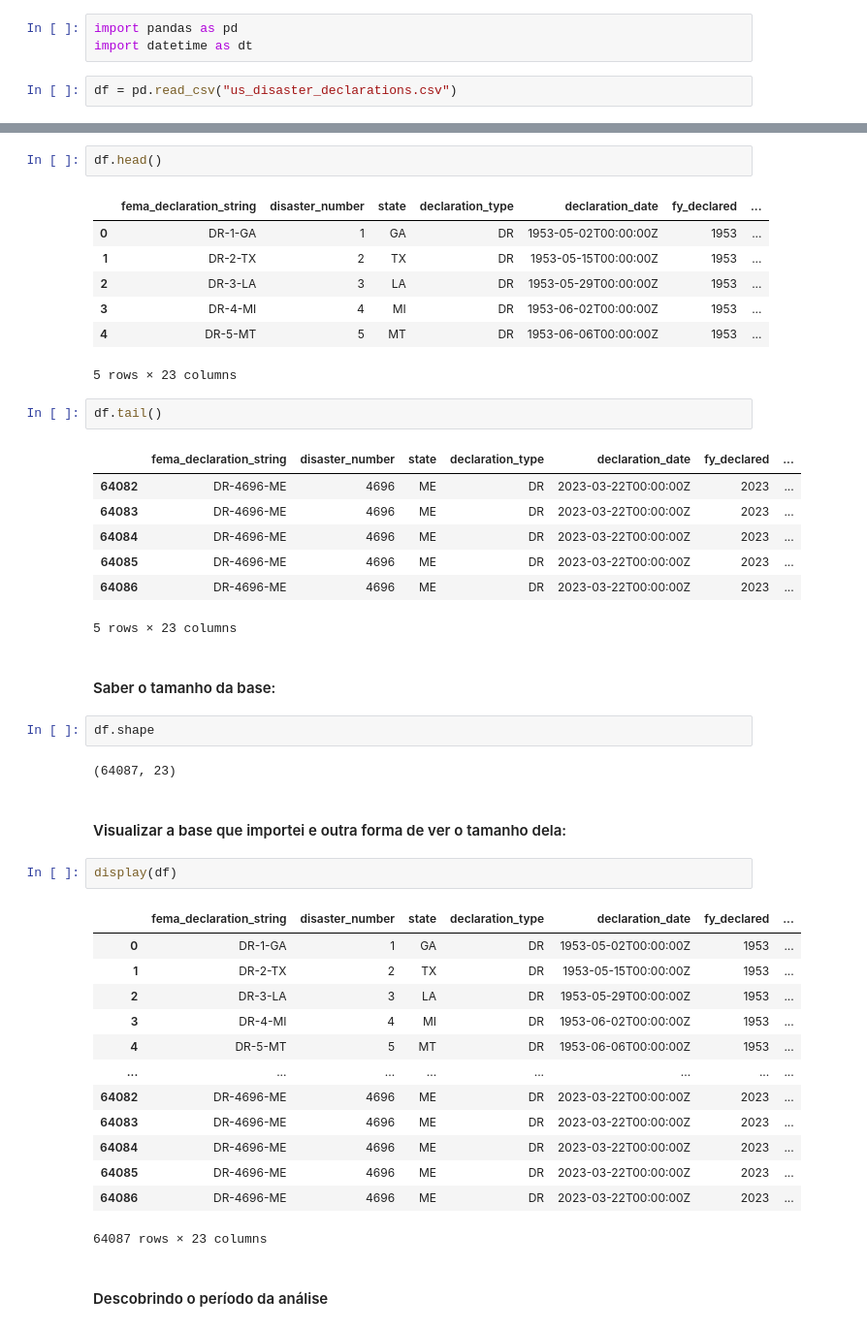
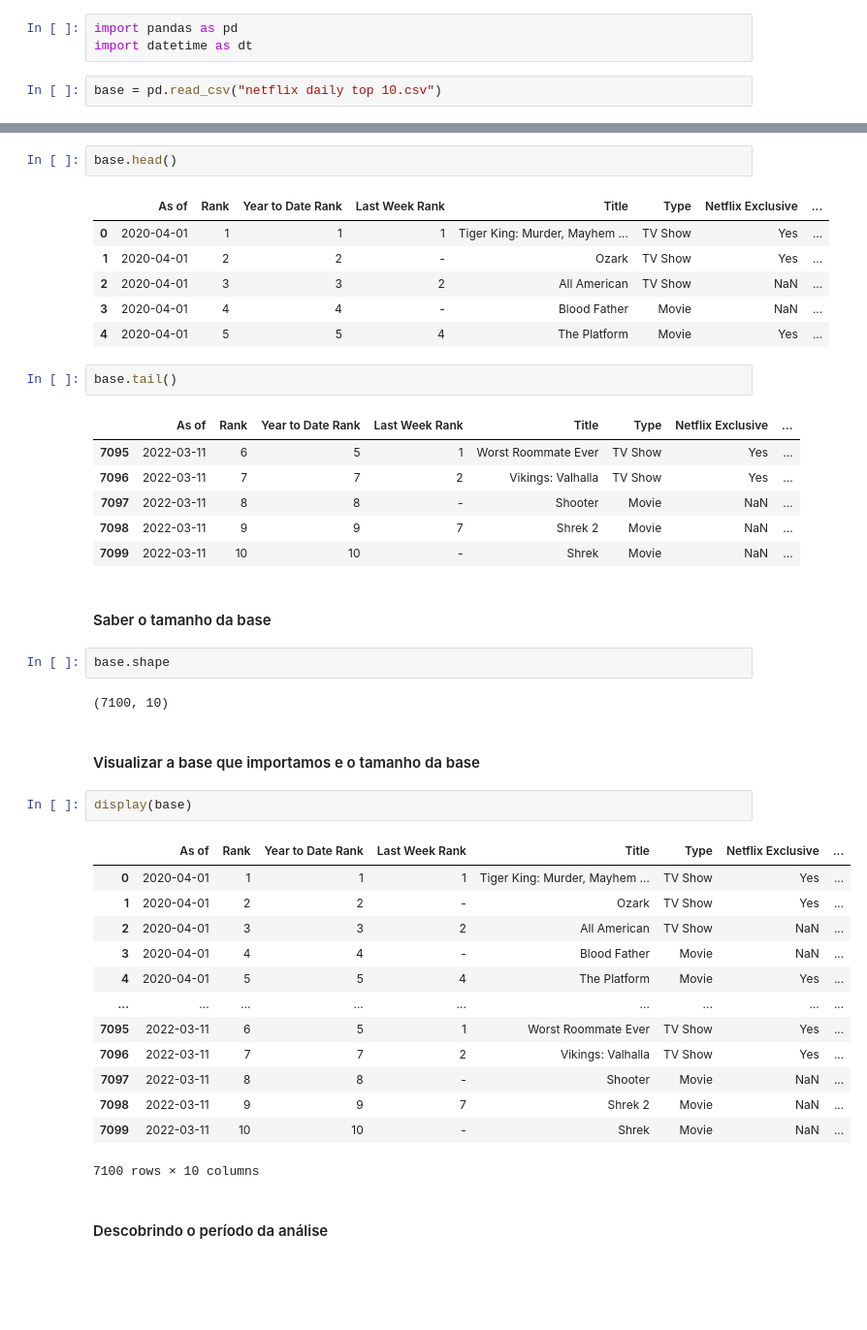
Before and after one commit to FranciscoFerrara/AnaliseExploratoriaUsDisasters, a Jupyter notebook: Analise exploratoria impressionadora.ipynb, the cells around one changed output, grey strips where cells are left out. Shown at 97% size. Drawn from its saved outputs; the diff is of its cells as text; blank space fills up the shorter version.

```diff
--- a/Analise exploratoria impressionadora.ipynb
+++ b/Analise exploratoria impressionadora.ipynb
@@ -10,5 +10,5 @@ https://www.fema.gov
 import pandas as pd
 import datetime as dt
 # %%
-df = pd.read_csv("us_disaster_declarations.csv")
+base = pd.read_csv("netflix daily top 10.csv")
 # %% [markdown]
@@ -16,47 +16,45 @@ df = pd.read_csv("us_disaster_declarations.csv")
 # %%
-df.head()
+base.head()
 # %% [output]
-|  | fema_declaration_string | disaster_number | state | declaration_type | declaration_date | fy_declared | ... |
-| 0 | DR-1-GA | 1 | GA | DR | 1953-05-02T00:00:00Z | 1953 | ... |
-| 1 | DR-2-TX | 2 | TX | DR | 1953-05-15T00:00:00Z | 1953 | ... |
-| 2 | DR-3-LA | 3 | LA | DR | 1953-05-29T00:00:00Z | 1953 | ... |
-| 3 | DR-4-MI | 4 | MI | DR | 1953-06-02T00:00:00Z | 1953 | ... |
-| 4 | DR-5-MT | 5 | MT | DR | 1953-06-06T00:00:00Z | 1953 | ... |
+|  | As of | Rank | Year to Date Rank | Last Week Rank | Title | Type | Netflix Exclusive | ... |
+| 0 | 2020-04-01 | 1 | 1 | 1 | Tiger King: Murder, Mayhem … | TV Show | Yes | ... |
+| 1 | 2020-04-01 | 2 | 2 | - | Ozark | TV Show | Yes | ... |
+| 2 | 2020-04-01 | 3 | 3 | 2 | All American | TV Show | NaN | ... |
+| 3 | 2020-04-01 | 4 | 4 | - | Blood Father | Movie | NaN | ... |
+| 4 | 2020-04-01 | 5 | 5 | 4 | The Platform | Movie | Yes | ... |
-5 rows × 23 columns
 # %%
-df.tail()
+base.tail()
 # %% [output]
-|  | fema_declaration_string | disaster_number | state | declaration_type | declaration_date | fy_declared | ... |
-| 64082 | DR-4696-ME | 4696 | ME | DR | 2023-03-22T00:00:00Z | 2023 | ... |
-| 64083 | DR-4696-ME | 4696 | ME | DR | 2023-03-22T00:00:00Z | 2023 | ... |
-| 64084 | DR-4696-ME | 4696 | ME | DR | 2023-03-22T00:00:00Z | 2023 | ... |
-| 64085 | DR-4696-ME | 4696 | ME | DR | 2023-03-22T00:00:00Z | 2023 | ... |
-| 64086 | DR-4696-ME | 4696 | ME | DR | 2023-03-22T00:00:00Z | 2023 | ... |
+|  | As of | Rank | Year to Date Rank | Last Week Rank | Title | Type | Netflix Exclusive | ... |
+| 7095 | 2022-03-11 | 6 | 5 | 1 | Worst Roommate Ever | TV Show | Yes | ... |
+| 7096 | 2022-03-11 | 7 | 7 | 2 | Vikings: Valhalla | TV Show | Yes | ... |
+| 7097 | 2022-03-11 | 8 | 8 | - | Shooter | Movie | NaN | ... |
+| 7098 | 2022-03-11 | 9 | 9 | 7 | Shrek 2 | Movie | NaN | ... |
+| 7099 | 2022-03-11 | 10 | 10 | - | Shrek | Movie | NaN | ... |
-5 rows × 23 columns
 # %% [markdown]
-#### Saber o tamanho da base:
+#### Saber o tamanho da base
 # %%
-df.shape
+base.shape
 # %% [output]
-(64087, 23)
+(7100, 10)
 # %% [markdown]
-#### Visualizar a base que importei e outra forma de ver o tamanho dela:
+#### Visualizar a base que importamos e o tamanho da base
 # %%
-display(df)
+display(base)
 # %% [output]
-|  | fema_declaration_string | disaster_number | state | declaration_type | declaration_date | fy_declared | ... |
-| 0 | DR-1-GA | 1 | GA | DR | 1953-05-02T00:00:00Z | 1953 | ... |
-| 1 | DR-2-TX | 2 | TX | DR | 1953-05-15T00:00:00Z | 1953 | ... |
-| 2 | DR-3-LA | 3 | LA | DR | 1953-05-29T00:00:00Z | 1953 | ... |
-| 3 | DR-4-MI | 4 | MI | DR | 1953-06-02T00:00:00Z | 1953 | ... |
-| 4 | DR-5-MT | 5 | MT | DR | 1953-06-06T00:00:00Z | 1953 | ... |
-| ... | ... | ... | ... | ... | ... | ... | ... |
-| 64082 | DR-4696-ME | 4696 | ME | DR | 2023-03-22T00:00:00Z | 2023 | ... |
-| 64083 | DR-4696-ME | 4696 | ME | DR | 2023-03-22T00:00:00Z | 2023 | ... |
-| 64084 | DR-4696-ME | 4696 | ME | DR | 2023-03-22T00:00:00Z | 2023 | ... |
-| 64085 | DR-4696-ME | 4696 | ME | DR | 2023-03-22T00:00:00Z | 2023 | ... |
-| 64086 | DR-4696-ME | 4696 | ME | DR | 2023-03-22T00:00:00Z | 2023 | ... |
+|  | As of | Rank | Year to Date Rank | Last Week Rank | Title | Type | Netflix Exclusive | ... |
+| 0 | 2020-04-01 | 1 | 1 | 1 | Tiger King: Murder, Mayhem … | TV Show | Yes | ... |
+| 1 | 2020-04-01 | 2 | 2 | - | Ozark | TV Show | Yes | ... |
+| 2 | 2020-04-01 | 3 | 3 | 2 | All American | TV Show | NaN | ... |
+| 3 | 2020-04-01 | 4 | 4 | - | Blood Father | Movie | NaN | ... |
+| 4 | 2020-04-01 | 5 | 5 | 4 | The Platform | Movie | Yes | ... |
+| ... | ... | ... | ... | ... | ... | ... | ... | ... |
+| 7095 | 2022-03-11 | 6 | 5 | 1 | Worst Roommate Ever | TV Show | Yes | ... |
+| 7096 | 2022-03-11 | 7 | 7 | 2 | Vikings: Valhalla | TV Show | Yes | ... |
+| 7097 | 2022-03-11 | 8 | 8 | - | Shooter | Movie | NaN | ... |
+| 7098 | 2022-03-11 | 9 | 9 | 7 | Shrek 2 | Movie | NaN | ... |
+| 7099 | 2022-03-11 | 10 | 10 | - | Shrek | Movie | NaN | ... |
-64087 rows × 23 columns
+7100 rows × 10 columns
 # %% [markdown]
 #### Descobrindo o período da análise
 # %%
```
Also changed, not shown: parts of 16 cells of this notebook, 2 other files.
